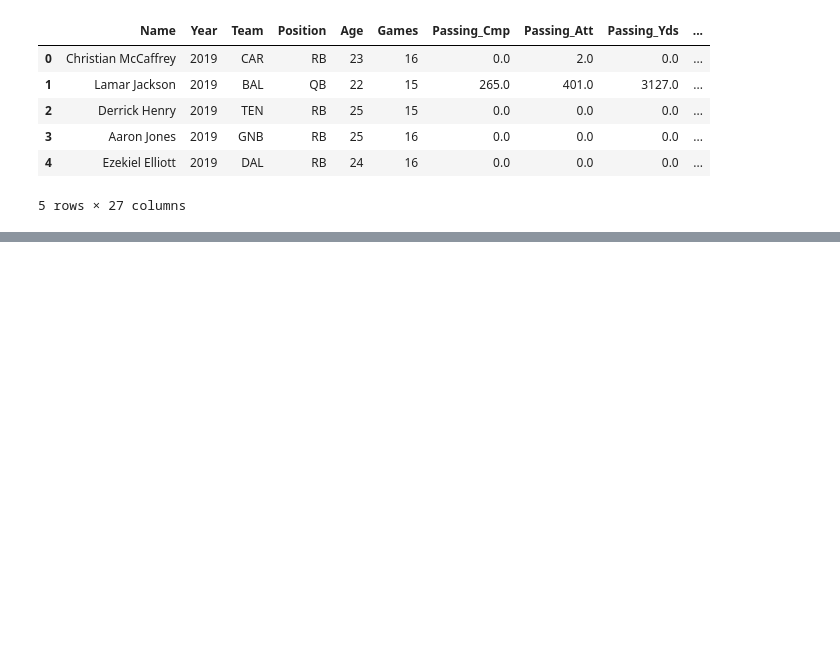
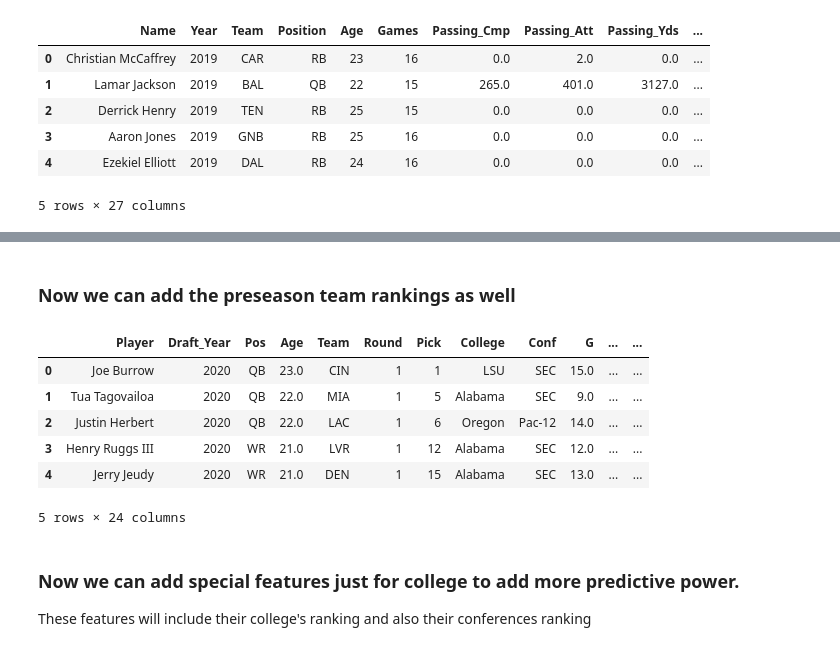
Before and after one commit to TrevBunch/DS-340W-Project, a Jupyter notebook: feature_engineering.ipynb, the cells around one changed output, grey strips where cells are left out. Drawn from its saved outputs; the diff is of its cells as text; code cells hidden in the pictures; blank space fills up the shorter version.

```diff
--- a/feature_engineering.ipynb
+++ b/feature_engineering.ipynb
@@ -179,0 +221,22 @@ players_final.to_csv("training/players.csv")
+# %% [markdown]
+### Now we can add the preseason team rankings as well
+# %%
+college_with_rank = college_players_with_asa.merge(
+    preseason_ranking.rename(columns={"Year":"Draft_Year","Ranking":"Preseason_Rank"}),
+    how="left",
+    on=["Team","Draft_Year"]
+)
+
+college_with_rank.head()
+# %% [output]
+|  | Player | Draft_Year | Pos | Age | Team | Round | Pick | College | Conf | G | ... | ... |
+| 0 | Joe Burrow | 2020 | QB | 23.0 | CIN | 1 | 1 | LSU | SEC | 15.0 | ... | ... |
+| 1 | Tua Tagovailoa | 2020 | QB | 22.0 | MIA | 1 | 5 | Alabama | SEC | 9.0 | ... | ... |
+| 2 | Justin Herbert | 2020 | QB | 22.0 | LAC | 1 | 6 | Oregon | Pac-12 | 14.0 | ... | ... |
+| 3 | Henry Ruggs III | 2020 | WR | 21.0 | LVR | 1 | 12 | Alabama | SEC | 12.0 | ... | ... |
+| 4 | Jerry Jeudy | 2020 | WR | 21.0 | DEN | 1 | 15 | Alabama | SEC | 13.0 | ... | ... |
+5 rows × 24 columns
+# %% [markdown]
+### Now we can add special features just for college to add more predictive power.
+
+These features will include their college's ranking and also their conferences ranking
```
Also changed, not shown: parts of 3 cells of this notebook.
